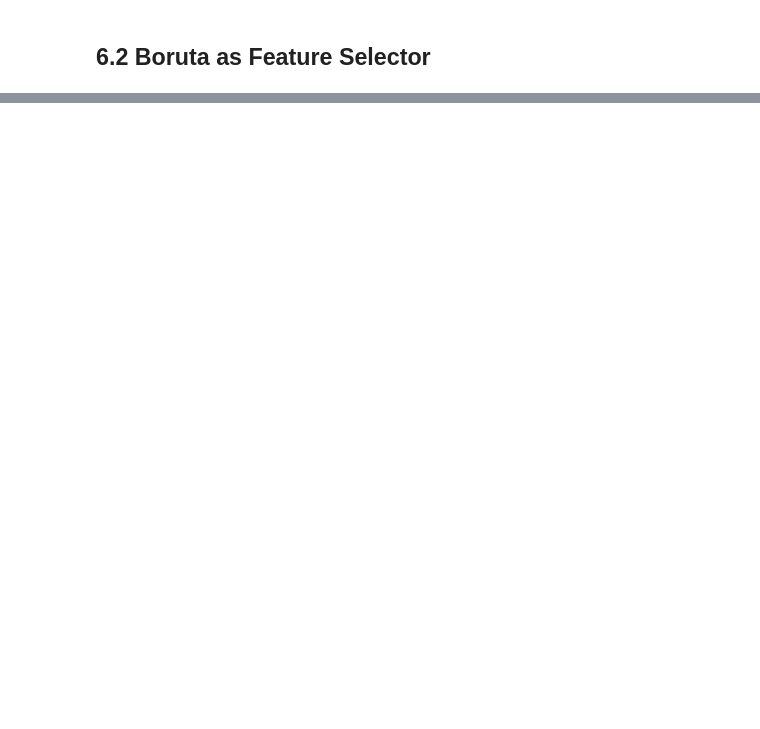
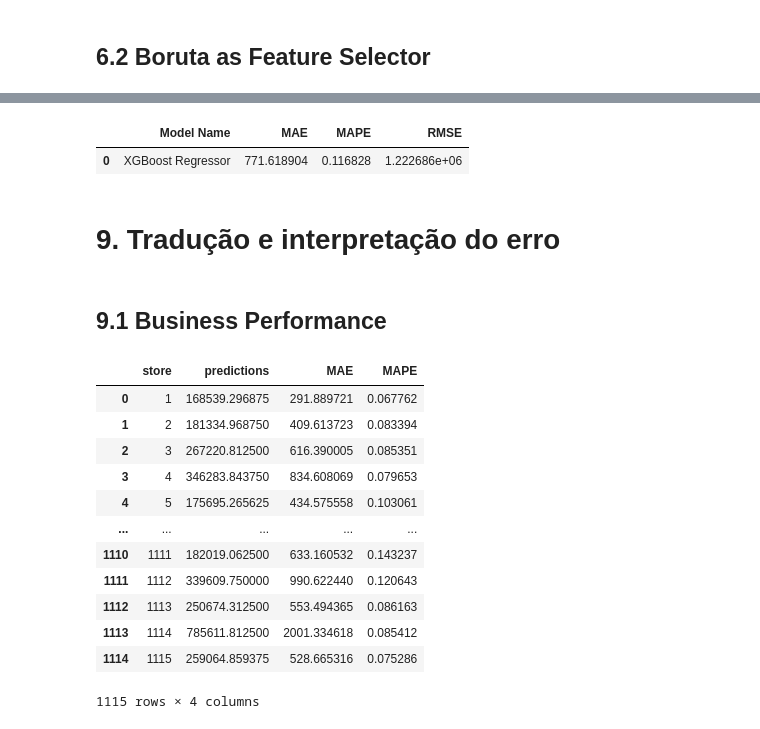
Before and after one commit to joaovictordesouzaduarte/Sales_Forecasting, a Jupyter notebook: Store_Sales_Prediction.ipynb, the cells around one changed output, grey strips where cells are left out. Saved outputs shown, nothing was run; the diff lists cells and outputs as text; code cells hidden in the pictures; blank space fills up the shorter version.

```diff
--- a/Store_Sales_Prediction.ipynb
+++ b/Store_Sales_Prediction.ipynb
@@ -1031,0 +1286,30 @@ cols_selected_boruta
+# %%
+param_tuned = {
+        'n_estimators': 3000,
+        'eta': 0.03,
+        'max_depth': 5,
+        'subsample': 0.7,
+        'colsample_bytree': 0.7,
+        'min_child_weight': 3
+        }
+# %%
+#Using paramaters that were got in boruta
+model_xgb_tuned = xgb.XGBRegressor(objective = 'reg:squarederror',
+                             n_estimators=param_tuned['n_estimators'],
+                             max_depth=param_tuned['max_depth'],
+                             eta = param_tuned['eta'],
+                             colsample_bytree = param_tuned['colsample_bytree'],
+                             min_child_weight = param_tuned['min_child_weight']).fit(x_train, y_train)
+
+#prediction
+yhat_xgb_tuned = model_xgb_tuned.predict(x_test)
+
+
+#performance
+xgb_result_tuned = ml_error('XGBoost Regressor', np.expm1(y_test), np.expm1(yhat_xgb_tuned))
+xgb_result_tuned
+# %% [output]
+|  | Model Name | MAE | MAPE | RMSE |
+| 0 | XGBoost Regressor | 771.618904 | 0.116828 | 1.222686e+06 |
+# %% [markdown]
+# 9. Tradução e interpretação do erro
@@ -1031,0 +1323,28 @@ cols_selected_boruta
+# %% [markdown]
+## 9.1 Business Performance
+# %%
+# sum of predictions
+df91 = df9[['store', 'predictions']].groupby('store').sum().reset_index()
+
+#MAE and MAPE
+df9_aux1 = df9[['store', 'sales', 'predictions']].groupby('store').apply(lambda x: mean_absolute_error(x['sales'], x['predictions'])).reset_index().rename(columns={0:'MAE'})
+df9_aux2 = df9[['store', 'sales', 'predictions']].groupby('store').apply(lambda x: mean_absolute_percentage_error(x['sales'], x['predictions'])).reset_index().rename(columns={0:'MAPE'})
+
+#Merge
+df9_aux3 = pd.merge(df9_aux1, df9_aux2, how = 'inner', on = 'store')
+df92 = pd.merge(df91, df9_aux3, how = 'inner', on ='store')
+df92
+# %% [output]
+|  | store | predictions | MAE | MAPE |
+| 0 | 1 | 168539.296875 | 291.889721 | 0.067762 |
+| 1 | 2 | 181334.968750 | 409.613723 | 0.083394 |
+| 2 | 3 | 267220.812500 | 616.390005 | 0.085351 |
+| 3 | 4 | 346283.843750 | 834.608069 | 0.079653 |
+| 4 | 5 | 175695.265625 | 434.575558 | 0.103061 |
+| ... | ... | ... | ... | ... |
+| 1110 | 1111 | 182019.062500 | 633.160532 | 0.143237 |
+| 1111 | 1112 | 339609.750000 | 990.622440 | 0.120643 |
+| 1112 | 1113 | 250674.312500 | 553.494365 | 0.086163 |
+| 1113 | 1114 | 785611.812500 | 2001.334618 | 0.085412 |
+| 1114 | 1115 | 259064.859375 | 528.665316 | 0.075286 |
+1115 rows × 4 columns
```
Also changed, not shown: parts of 63 cells of this notebook.
